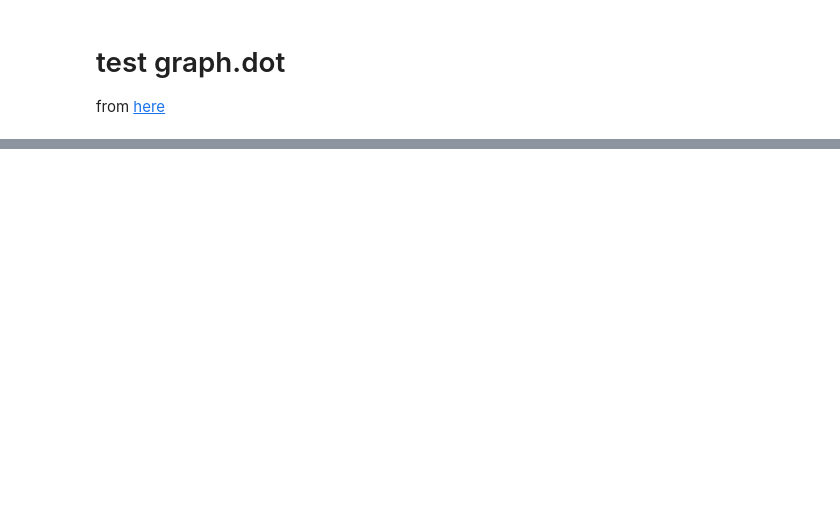
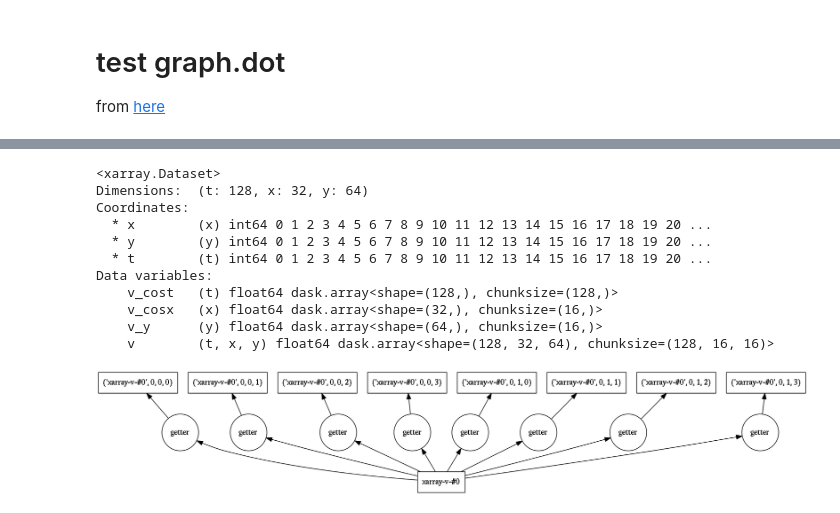
Before and after one commit to apatlpo/lops-array, a Jupyter notebook: sandbox/test_graph.ipynb, the cells around one changed output, grey strips where cells are left out. Drawn from its saved outputs; the diff is of its cells as text; code cells hidden in the pictures; blank space fills up the shorter version.

Commit message:
push graph related tests

```diff
--- a/sandbox/test_graph.ipynb
+++ b/sandbox/test_graph.ipynb
@@ -57,0 +55,31 @@ print(dask.__version__)
+# %%
+nx, ny, nt = 32, 64, 128
+
+ds = xr.Dataset({}, coords={'x':np.arange(nx),'y':np.arange(ny), 't': np.arange(nt)})
+
+ds = ds.assign(v_cost=np.cos(2.*np.pi*ds.t/100))
+ds = ds.assign(v_cosx=np.cos(2.*np.pi/100*ds.x))
+ds = ds.assign(v_y=ds.y*1.)
+ds['v'] = ds.v_cost*ds.v_cosx*ds.v_y
+ds0 = ds
+# %%
+# simultaneous chunking
+#ds = ds0.chunk({'x': nx/2})
+ds = ds0.chunk({'x': nx/2, 'y': ny/4})
+#
+ds.persist()
+print(ds)
+dot_graph(ds.v.data.dask)
+# %% [output]
+<xarray.Dataset>
+Dimensions:  (t: 128, x: 32, y: 64)
+Coordinates:
+  * x        (x) int64 0 1 2 3 4 5 6 7 8 9 10 11 12 13 14 15 16 17 18 19 20 ...
+  * y        (y) int64 0 1 2 3 4 5 6 7 8 9 10 11 12 13 14 15 16 17 18 19 20 ...
+  * t        (t) int64 0 1 2 3 4 5 6 7 8 9 10 11 12 13 14 15 16 17 18 19 20 ...
+Data variables:
+    v_cost   (t) float64 dask.array<shape=(128,), chunksize=(128,)>
+    v_cosx   (x) float64 dask.array<shape=(32,), chunksize=(16,)>
+    v_y      (y) float64 dask.array<shape=(64,), chunksize=(16,)>
+    v        (t, x, y) float64 dask.array<shape=(128, 32, 64), chunksize=(128, 16, 16)>
+[figure, added]
```
Also changed, not shown: parts of 19 cells of this notebook, 1 other file.
